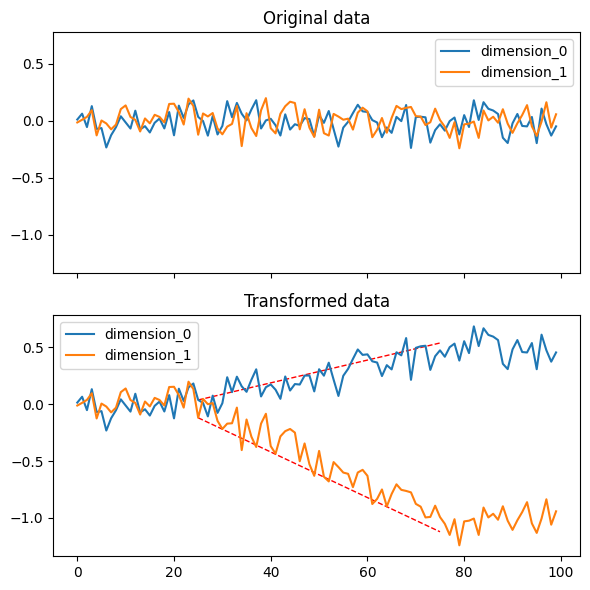
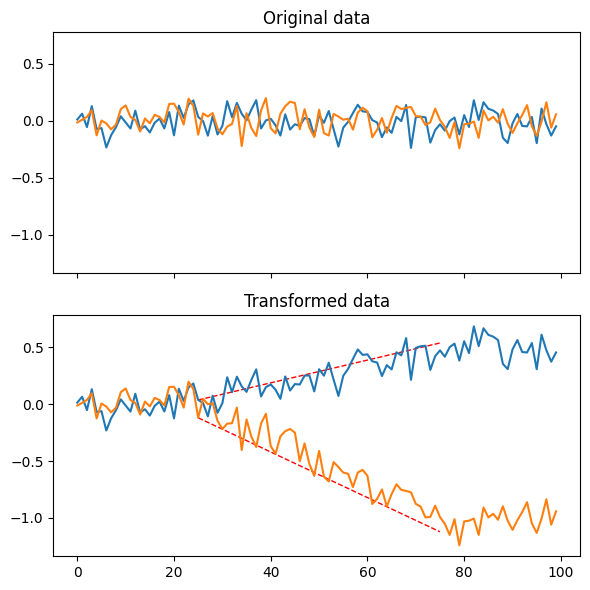
The notebook cell's code change between the first figure and the second:
--- before
+++ after
@@ -1,12 +1,12 @@
 fig, axes = plt.subplots(2, sharex=True, sharey=True, figsize=(6,6))
 # first plot: original data
-X.plot(ax=axes[0])
+axes[0].plot(X)
 axes[0].set_title('Original data')
 
 # second plot: transformed data
 # visualizing added trends
-axes[1].plot([start,end],[Xt.iloc[start,0],Xt.iloc[start,0] + (end-start)*slope[0]], ls='--', linewidth=1, color='red')
-axes[1].plot([start,end],[Xt.iloc[start,1],Xt.iloc[start,1] + (end-start)*slope[1]], ls='--', linewidth=1, color='red')
-Xt.plot(ax=axes[1])
+axes[1].plot([start,end],[Xt[start,0],Xt[start,0] + (end-start)*slope[0]], ls='--', linewidth=1, color='red')
+axes[1].plot([start,end],[Xt[start,1],Xt[start,1] + (end-start)*slope[1]], ls='--', linewidth=1, color='red')
+axes[1].plot(Xt)
 axes[1].set_title('Transformed data')
 

Commit: updating notebooks, adding version number